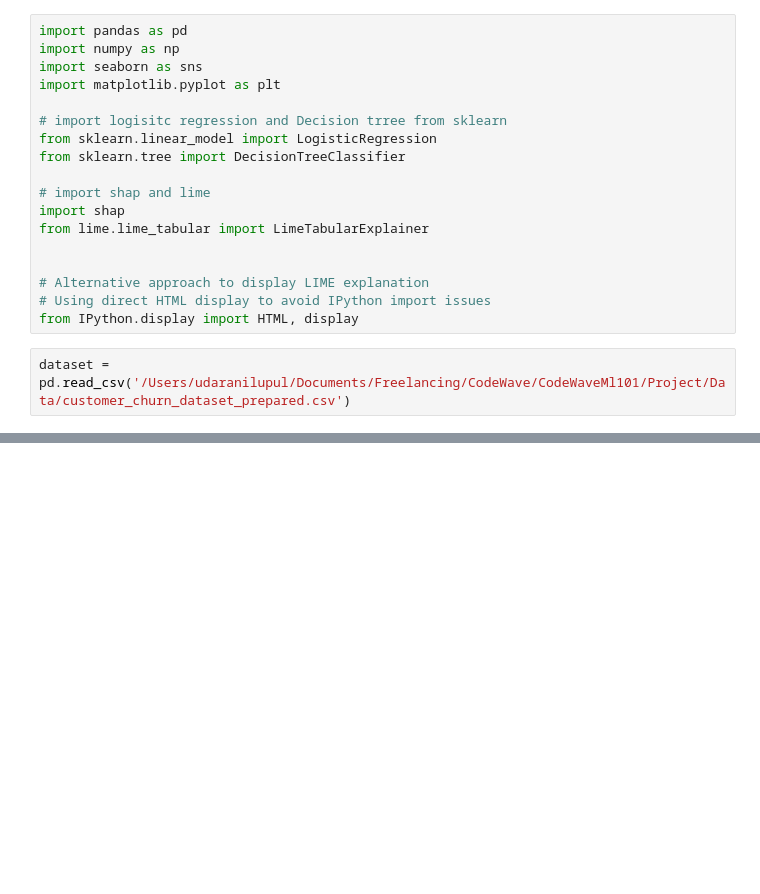
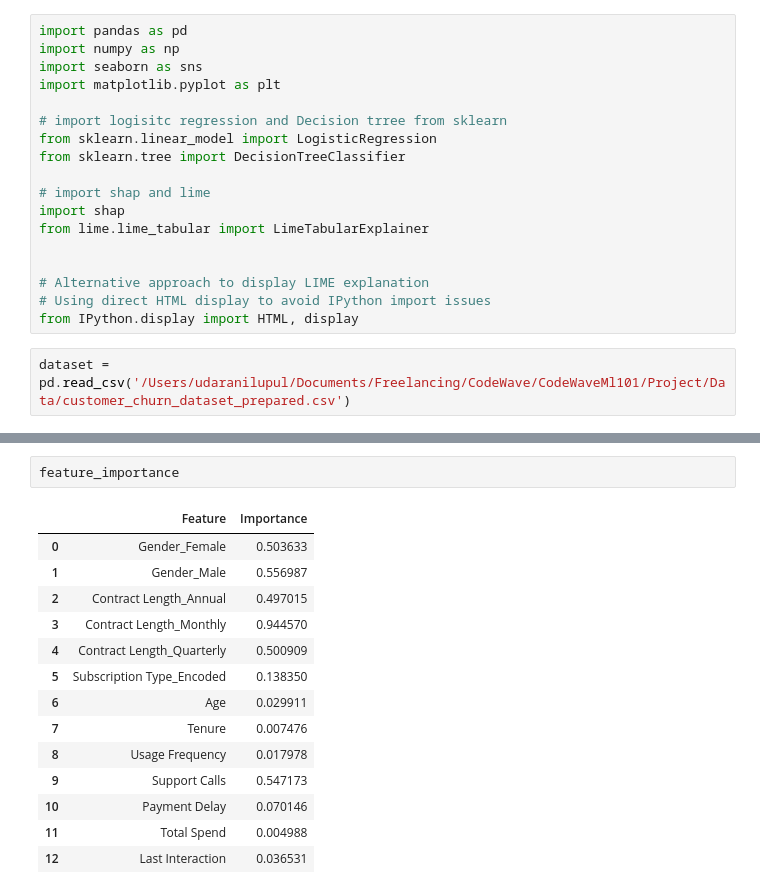
Before and after one commit to UdaraN98/CodeWaveMl101, a Jupyter notebook: Project/Notebooks/4_SHAP_LIME.ipynb, the cells around one changed output, grey strips where cells are left out. Drawn from its saved outputs; the diff is of its cells as text; blank space fills up the shorter version.

```diff
--- a/Project/Notebooks/4_SHAP_LIME.ipynb
+++ b/Project/Notebooks/4_SHAP_LIME.ipynb
@@ -50,0 +66,17 @@ ImportError: cannot import name 'display' from 'IPython.core.display' (/Users/ud
+# %%
+feature_importance
+# %% [output]
+|  | Feature | Importance |
+| 0 | Gender_Female | 0.503633 |
+| 1 | Gender_Male | 0.556987 |
+| 2 | Contract Length_Annual | 0.497015 |
+| 3 | Contract Length_Monthly | 0.944570 |
+| 4 | Contract Length_Quarterly | 0.500909 |
+| 5 | Subscription Type_Encoded | 0.138350 |
+| 6 | Age | 0.029911 |
+| 7 | Tenure | 0.007476 |
+| 8 | Usage Frequency | 0.017978 |
+| 9 | Support Calls | 0.547173 |
+| 10 | Payment Delay | 0.070146 |
+| 11 | Total Spend | 0.004988 |
+| 12 | Last Interaction | 0.036531 |
```
Also changed, not shown: parts of 7 cells of this notebook, 3 other files.
